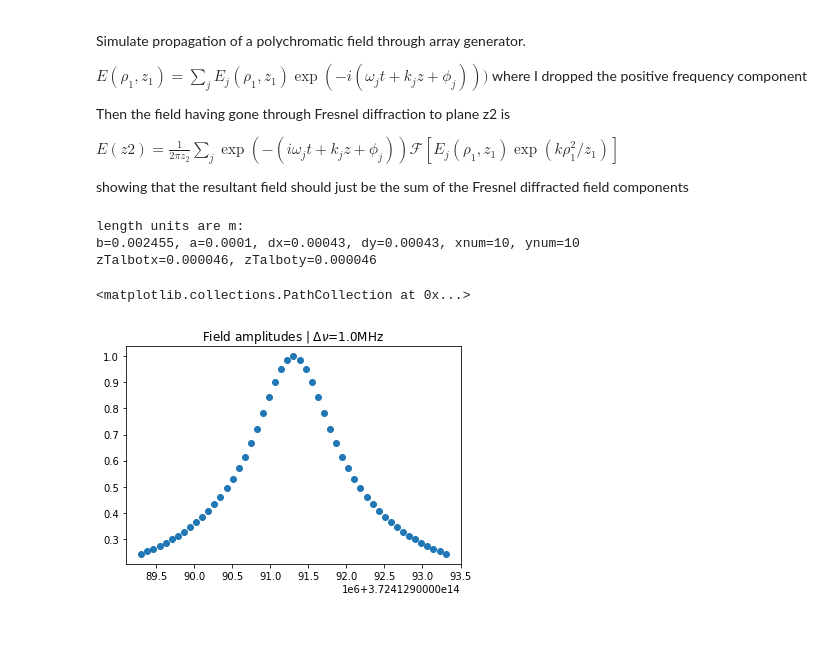
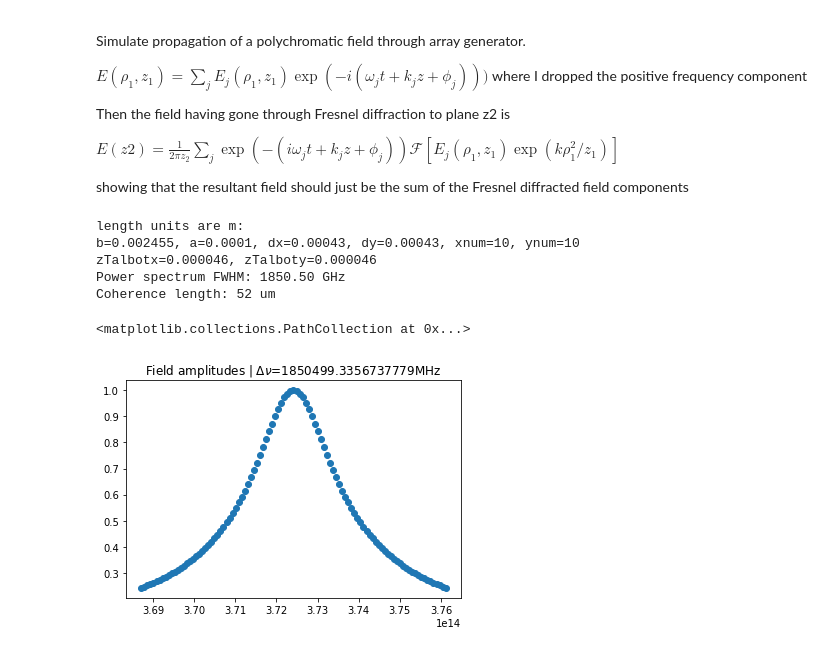
Before and after one commit to prhuft/fourier-optics, a Jupyter notebook: gba/spectrally_incoherent_gba.ipynb, the cells around one changed output. Saved outputs shown, nothing was run; the diff lists cells and outputs as text; code cells hidden in the pictures.

```diff
--- a/gba/spectrally_incoherent_gba.ipynb
+++ b/gba/spectrally_incoherent_gba.ipynb
@@ -133,8 +133,9 @@ showing that the resultant field should just be the sum of the Fresnel diffracte
 # lengths in m
 
 lmbda = 8.05e-7
+dlmbda = 4e-9 # FWHM
 nu0 = c/lmbda
-dnu = 1e9 # full-width half maximum of spectrum
+dnu = dlmbda*nu0**2/c # FWHM of freq. spectrum
 
 # lorentzian scaled to have peak value = 1
 L = lambda nu: lorentzian(nu, nu0, dnu)/lorentzian(nu0,nu0,dnu)
@@ -161,21 +162,26 @@ zTalboty = 2*Ly2**2/lmbda
 print("length units are m:")
 print(f'b={b:0.6f}, a={a}, dx={dx}, dy={dy}, xnum={xnum1}, ynum={ynum1}')
 print(f'zTalbotx={zTalbotx:0.6f}, zTalboty={zTalboty:0.6f}')
+print(f'Power spectrum FWHM: {dnu/1e9:0.2f} GHz')
+print(f'Coherence length: {c/(pi*dnu*1e-6):0.0f} um')
 # %% [output]
 length units are m:
 b=0.002455, a=0.0001, dx=0.00043, dy=0.00043, xnum=10, ynum=10
 zTalbotx=0.000046, zTalboty=0.000046
+Power spectrum FWHM: 1850.50 GHz
+Coherence length: 52 um
 # %%
 # generate frequency components
 halfwidth = 2*dnu # the abs value of the spectral domain to sample
-nu_pts = linspace(nu0-halfwidth,nu0+halfwidth,51)
+components=101
+nu_pts = linspace(nu0-halfwidth,nu0+halfwidth,components)
 nu_pts.sort()
 
 plt.title(rf"Field amplitudes | $\Delta \nu$={dnu/1e6}MHz")
 plt.scatter(nu_pts, sqrt(L(nu_pts)))
 # %% [output]
 <matplotlib.collections.PathCollection at 0x...>
-[figure, old version]
+[figure, new version]
 # %%
 # input and output fields
 pts = 1000
```
Also changed, not shown: parts of 6 cells of this notebook, 7 other files.
